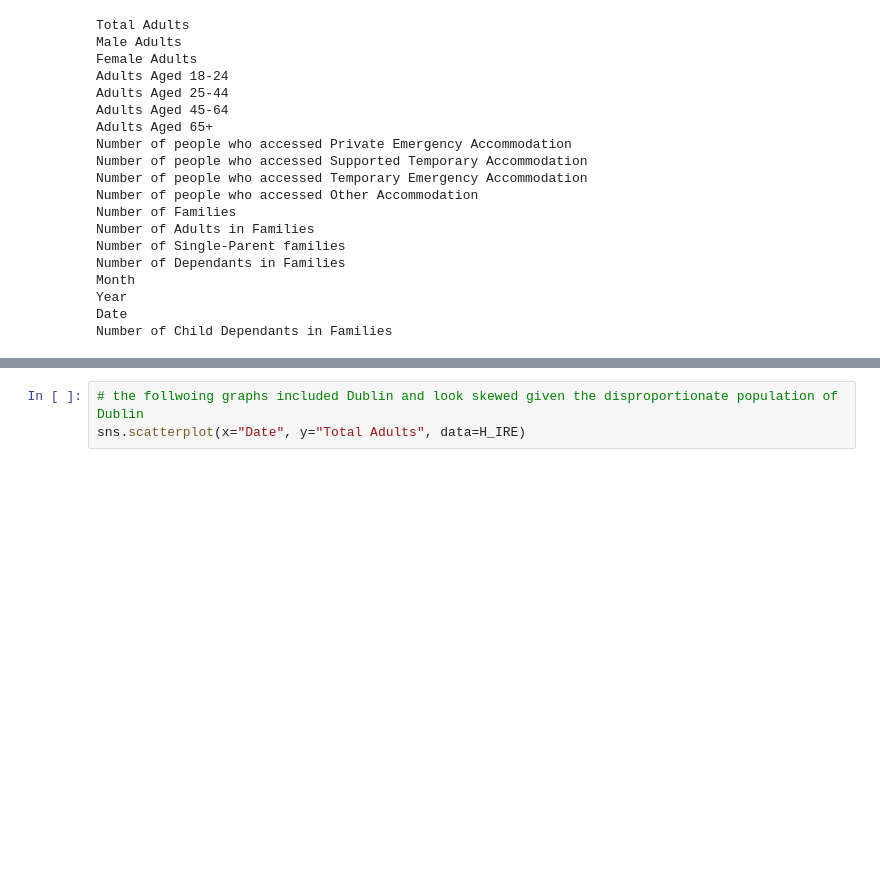
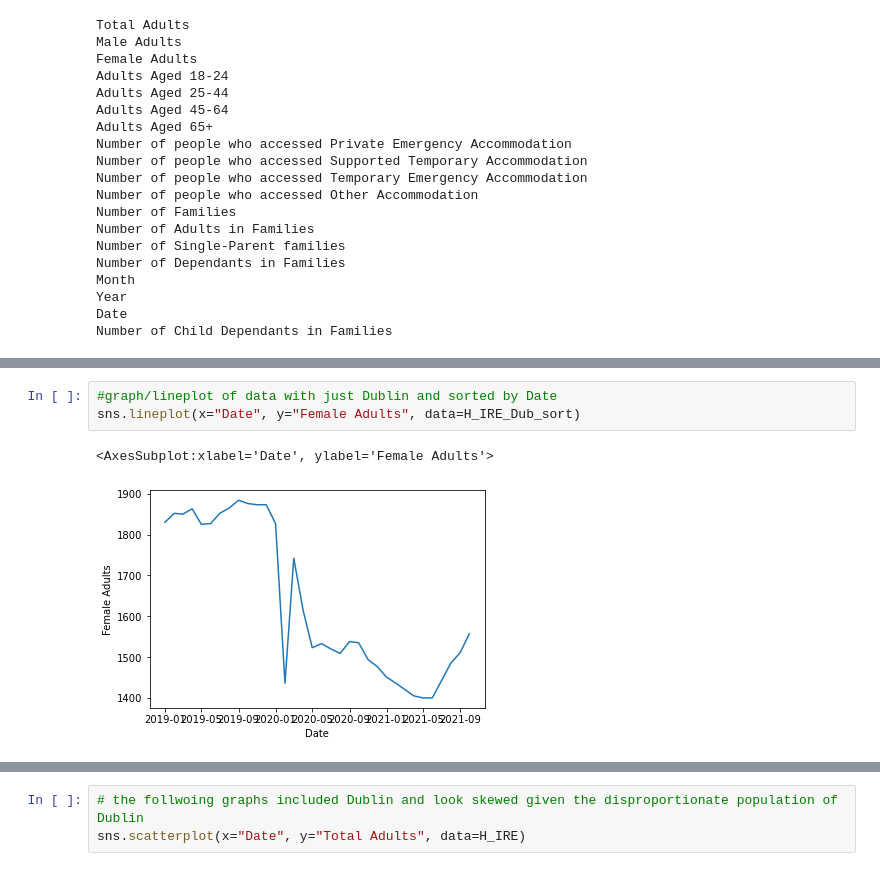
Before and after one commit to Sez23/UCDPA_SarahBrien, a Jupyter notebook: UCDPA_SarahBrien.ipynb, the cells around one changed output, grey strips where cells are left out. Drawn from its saved outputs; the diff is of its cells as text; blank space fills up the shorter version.

```diff
--- a/UCDPA_SarahBrien.ipynb
+++ b/UCDPA_SarahBrien.ipynb
@@ -440,0 +861,6 @@ sns.lineplot(x="Region", y="Total Adults", data=H_IRE_noDub2021)
+# %%
+#graph/lineplot of data with just Dublin and sorted by Date
+sns.lineplot(x="Date", y="Female Adults", data=H_IRE_Dub_sort)
+# %% [output]
+<AxesSubplot:xlabel='Date', ylabel='Female Adults'>
+[figure, added]
```
Also changed, not shown: parts of 104 cells of this notebook.
